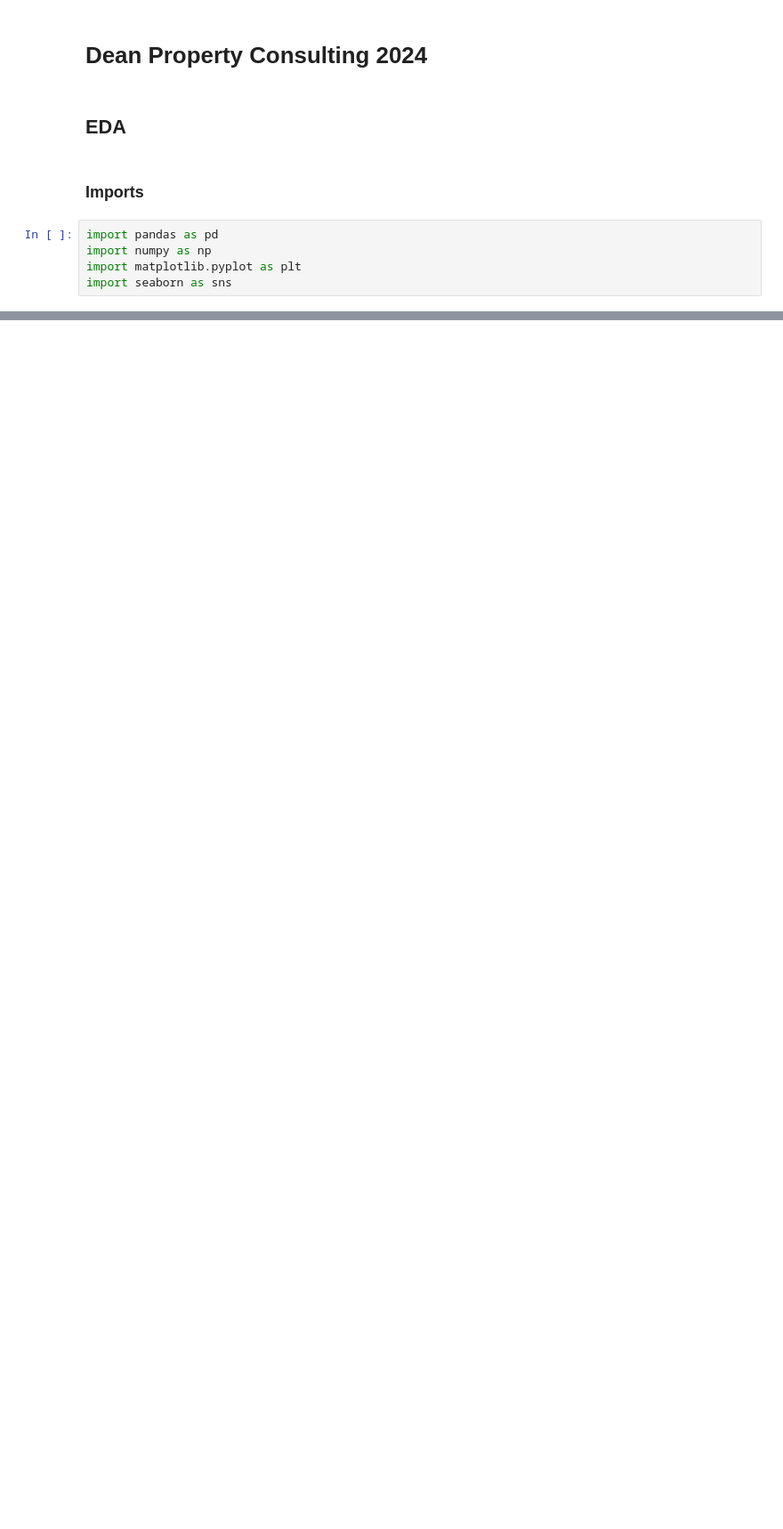
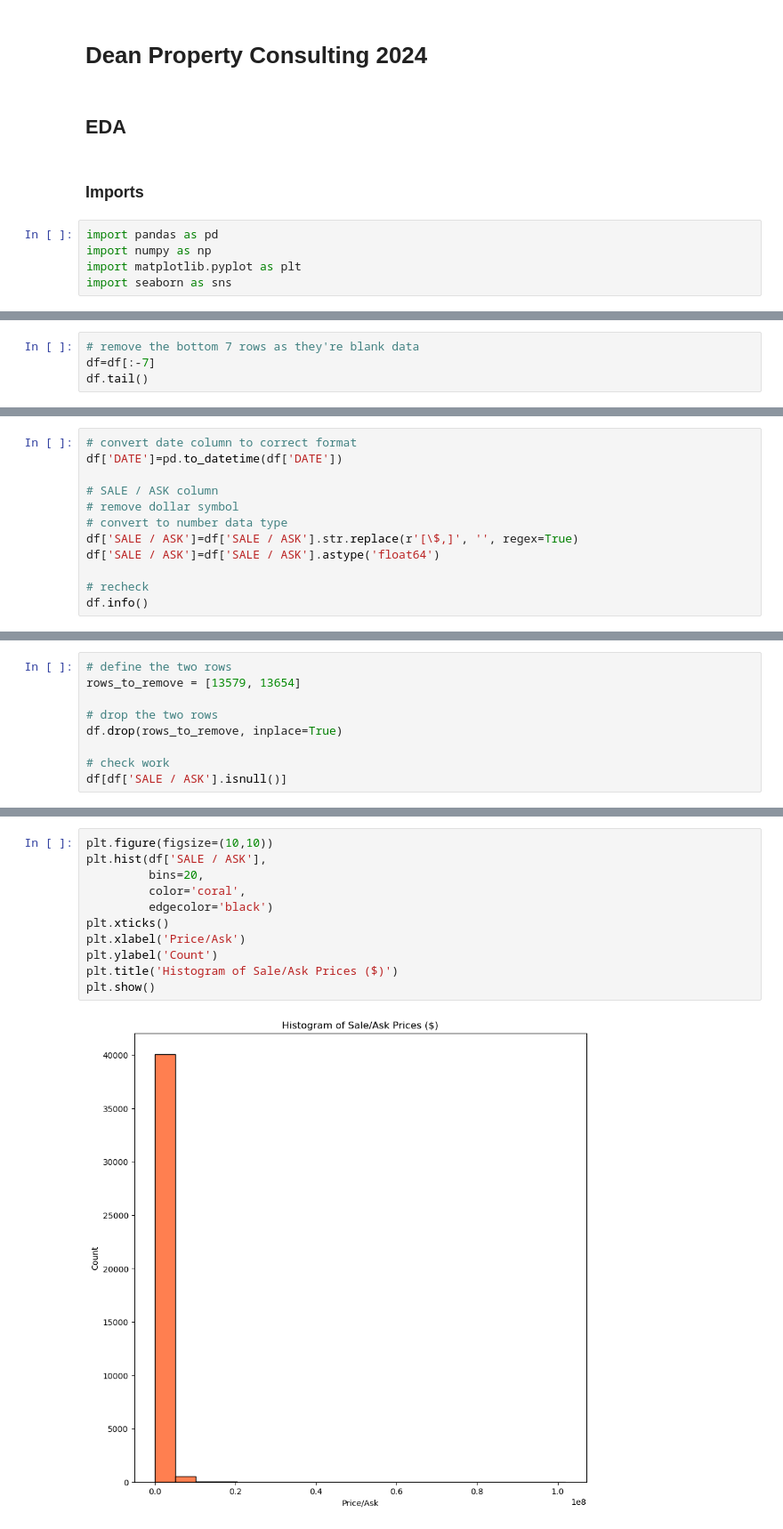
Before and after one commit to sralter/dean_property_consulting_2024, a Jupyter notebook: eda.ipynb, the cells around one changed output, grey strips where cells are left out. Shown at 89% size. Cells and saved outputs as stored; diff of their text form; blank space fills up the shorter version.

Commit message:
start making figures

```diff
--- a/eda.ipynb
+++ b/eda.ipynb
@@ -23,0 +43,4 @@ df.head()
+# %%
+# remove the bottom 7 rows as they're blank data
+df=df[:-7]
+df.tail()
@@ -43,0 +78,12 @@ memory usage: 9.6+ MB
+# %%
+# convert date column to correct format
+df['DATE']=pd.to_datetime(df['DATE'])
+
+# SALE / ASK column
+# remove dollar symbol
+# convert to number data type
+df['SALE / ASK']=df['SALE / ASK'].str.replace(r'[\$,]', '', regex=True)
+df['SALE / ASK']=df['SALE / ASK'].astype('float64')
+
+# recheck
+df.info()
@@ -43,0 +173,9 @@ memory usage: 9.6+ MB
+# %%
+# define the two rows
+rows_to_remove = [13579, 13654]
+
+# drop the two rows
+df.drop(rows_to_remove, inplace=True)
+
+# check work
+df[df['SALE / ASK'].isnull()]
@@ -43,0 +205,13 @@ memory usage: 9.6+ MB
+# %%
+plt.figure(figsize=(10,10))
+plt.hist(df['SALE / ASK'],
+         bins=20,
+         color='coral',
+         edgecolor='black')
+plt.xticks()
+plt.xlabel('Price/Ask')
+plt.ylabel('Count')
+plt.title('Histogram of Sale/Ask Prices ($)')
+plt.show()
+# %% [output]
+[figure, added]
```
Also changed, not shown: parts of 27 cells of this notebook.
